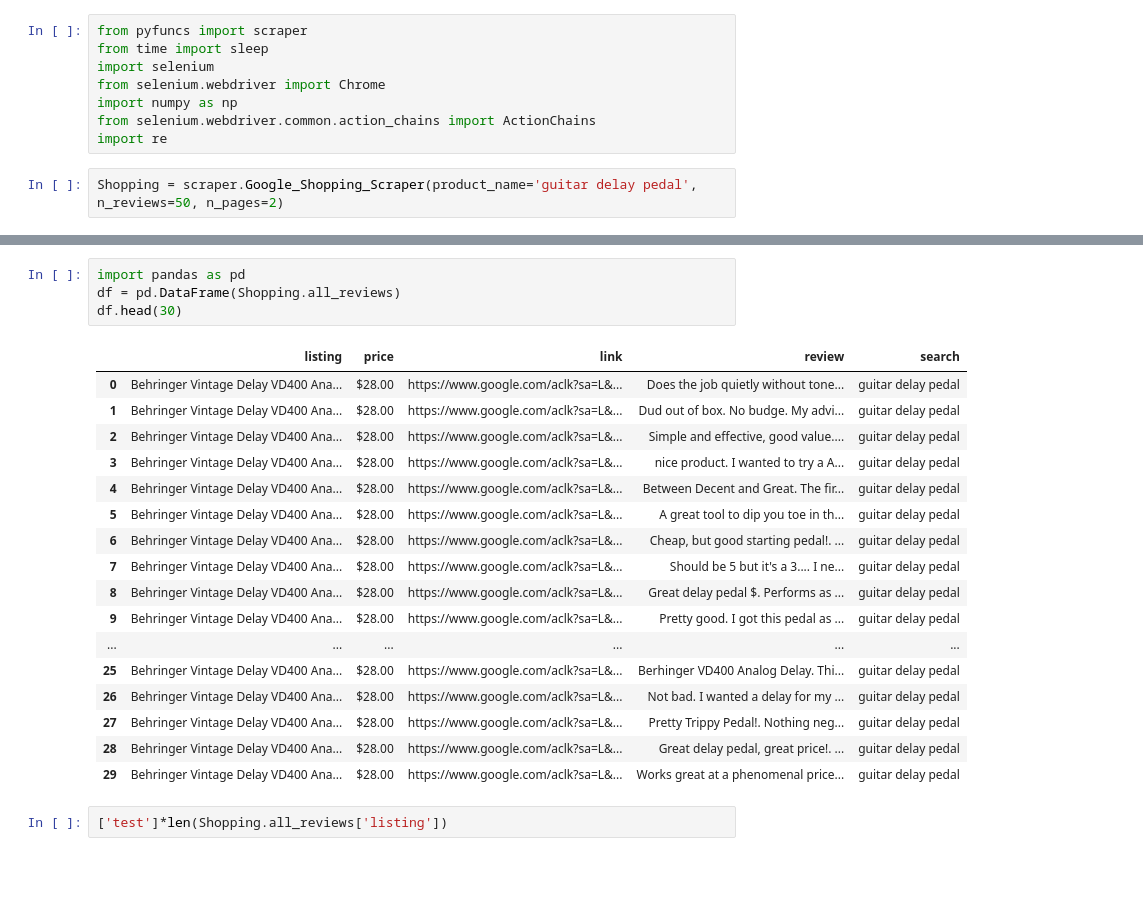
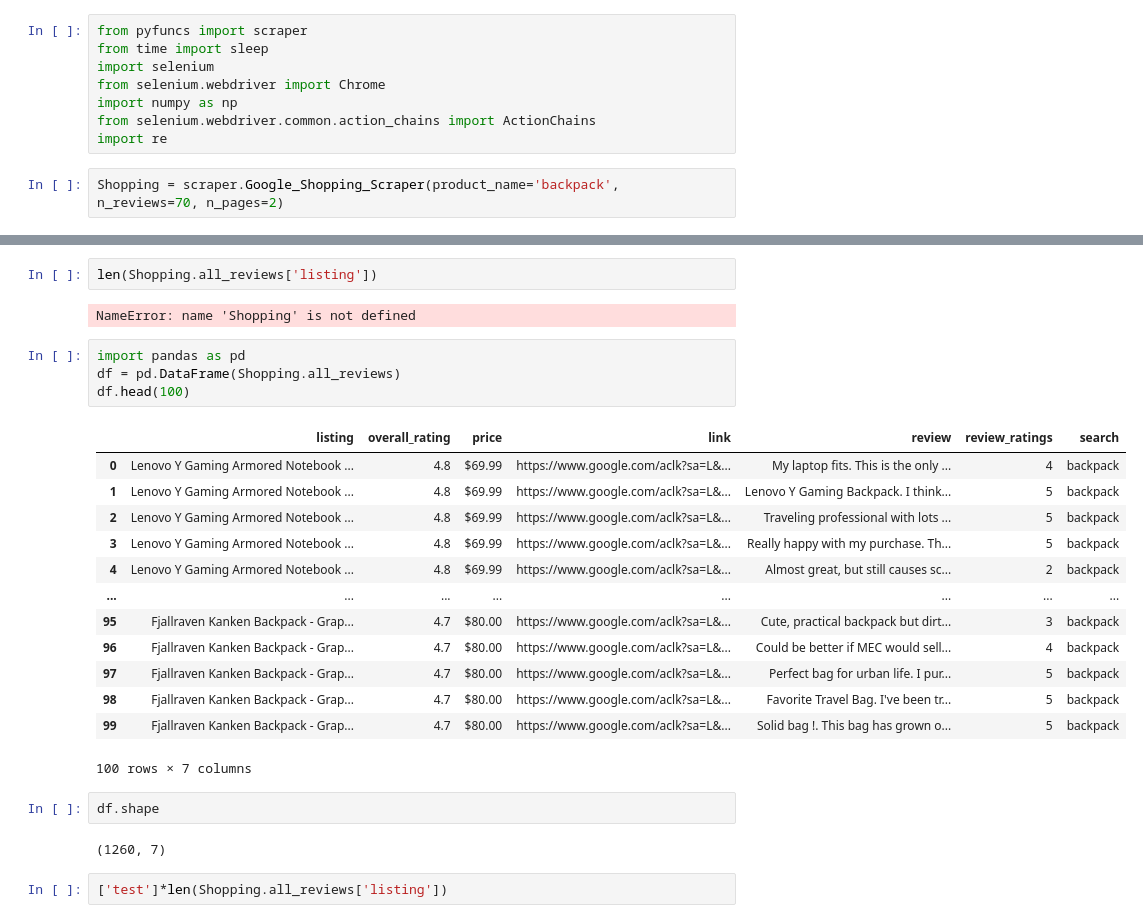
Before and after one commit to Dyllanjrusher/NLP_M4, a Jupyter notebook: notebooks/1Scraping_tests.ipynb, the cells around one changed output, grey strips where cells are left out. Drawn from its saved outputs; the diff is of its cells as text; blank space fills up the shorter version.

```diff
--- a/notebooks/1Scraping_tests.ipynb
+++ b/notebooks/1Scraping_tests.ipynb
@@ -7,4 +7,4 @@ import numpy as np
 from selenium.webdriver.common.action_chains import ActionChains
 import re
 # %%
-Shopping = scraper.Google_Shopping_Scraper(product_name='guitar delay pedal', n_reviews=50, n_pages=2)
+Shopping = scraper.Google_Shopping_Scraper(product_name='backpack', n_reviews=70, n_pages=2)
@@ -31,25 +31,29 @@ page 2 is done!
+# %%
+len(Shopping.all_reviews['listing'])
+# %% [output]
+NameError: name 'Shopping' is not defined
 # %%
 import pandas as pd
 df = pd.DataFrame(Shopping.all_reviews)
-df.head(30)
+df.head(100)
 # %% [output]
-|  | listing | price | link | review | search |
-| 0 | Behringer Vintage Delay VD400 Ana... | $28.00 | https://www.google.com/aclk?sa=L&... | Does the job quietly without tone... | guitar delay pedal |
-| 1 | Behringer Vintage Delay VD400 Ana... | $28.00 | https://www.google.com/aclk?sa=L&... | Dud out of box. No budge. My advi... | guitar delay pedal |
-| 2 | Behringer Vintage Delay VD400 Ana... | $28.00 | https://www.google.com/aclk?sa=L&... | Simple and effective, good value.... | guitar delay pedal |
-| 3 | Behringer Vintage Delay VD400 Ana... | $28.00 | https://www.google.com/aclk?sa=L&... | nice product. I wanted to try a A... | guitar delay pedal |
-| 4 | Behringer Vintage Delay VD400 Ana... | $28.00 | https://www.google.com/aclk?sa=L&... | Between Decent and Great. The fir... | guitar delay pedal |
-| 5 | Behringer Vintage Delay VD400 Ana... | $28.00 | https://www.google.com/aclk?sa=L&... | A great tool to dip you toe in th... | guitar delay pedal |
-| 6 | Behringer Vintage Delay VD400 Ana... | $28.00 | https://www.google.com/aclk?sa=L&... | Cheap, but good starting pedal!. ... | guitar delay pedal |
-| 7 | Behringer Vintage Delay VD400 Ana... | $28.00 | https://www.google.com/aclk?sa=L&... | Should be 5 but it's a 3.... I ne... | guitar delay pedal |
-| 8 | Behringer Vintage Delay VD400 Ana... | $28.00 | https://www.google.com/aclk?sa=L&... | Great delay pedal $. Performs as ... | guitar delay pedal |
-| 9 | Behringer Vintage Delay VD400 Ana... | $28.00 | https://www.google.com/aclk?sa=L&... | Pretty good. I got this pedal as ... | guitar delay pedal |
-| ... | ... | ... | ... | ... | ... |
-| 25 | Behringer Vintage Delay VD400 Ana... | $28.00 | https://www.google.com/aclk?sa=L&... | Berhinger VD400 Analog Delay. Thi... | guitar delay pedal |
-| 26 | Behringer Vintage Delay VD400 Ana... | $28.00 | https://www.google.com/aclk?sa=L&... | Not bad. I wanted a delay for my ... | guitar delay pedal |
-| 27 | Behringer Vintage Delay VD400 Ana... | $28.00 | https://www.google.com/aclk?sa=L&... | Pretty Trippy Pedal!. Nothing neg... | guitar delay pedal |
-| 28 | Behringer Vintage Delay VD400 Ana... | $28.00 | https://www.google.com/aclk?sa=L&... | Great delay pedal, great price!. ... | guitar delay pedal |
-| 29 | Behringer Vintage Delay VD400 Ana... | $28.00 | https://www.google.com/aclk?sa=L&... | Works great at a phenomenal price... | guitar delay pedal |
+|  | listing | overall_rating | price | link | review | review_ratings | search |
+| 0 | Lenovo Y Gaming Armored Notebook ... | 4.8 | $69.99 | https://www.google.com/aclk?sa=L&... | My laptop fits. This is the only ... | 4 | backpack |
+| 1 | Lenovo Y Gaming Armored Notebook ... | 4.8 | $69.99 | https://www.google.com/aclk?sa=L&... | Lenovo Y Gaming Backpack. I think... | 5 | backpack |
+| 2 | Lenovo Y Gaming Armored Notebook ... | 4.8 | $69.99 | https://www.google.com/aclk?sa=L&... | Traveling professional with lots ... | 5 | backpack |
+| 3 | Lenovo Y Gaming Armored Notebook ... | 4.8 | $69.99 | https://www.google.com/aclk?sa=L&... | Really happy with my purchase. Th... | 5 | backpack |
+| 4 | Lenovo Y Gaming Armored Notebook ... | 4.8 | $69.99 | https://www.google.com/aclk?sa=L&... | Almost great, but still causes sc... | 2 | backpack |
+| ... | ... | ... | ... | ... | ... | ... | ... |
+| 95 | Fjallraven Kanken Backpack - Grap... | 4.7 | $80.00 | https://www.google.com/aclk?sa=L&... | Cute, practical backpack but dirt... | 3 | backpack |
+| 96 | Fjallraven Kanken Backpack - Grap... | 4.7 | $80.00 | https://www.google.com/aclk?sa=L&... | Could be better if MEC would sell... | 4 | backpack |
+| 97 | Fjallraven Kanken Backpack - Grap... | 4.7 | $80.00 | https://www.google.com/aclk?sa=L&... | Perfect bag for urban life. I pur... | 5 | backpack |
+| 98 | Fjallraven Kanken Backpack - Grap... | 4.7 | $80.00 | https://www.google.com/aclk?sa=L&... | Favorite Travel Bag. I've been tr... | 5 | backpack |
+| 99 | Fjallraven Kanken Backpack - Grap... | 4.7 | $80.00 | https://www.google.com/aclk?sa=L&... | Solid bag !. This bag has grown o... | 5 | backpack |
+100 rows × 7 columns
+# %%
+df.shape
+# %% [output]
+(1260, 7)
 # %%
 ['test']*len(Shopping.all_reviews['listing'])
 # %% [output]
```
Also changed, not shown: parts of 2 cells of this notebook, 4 other files.
